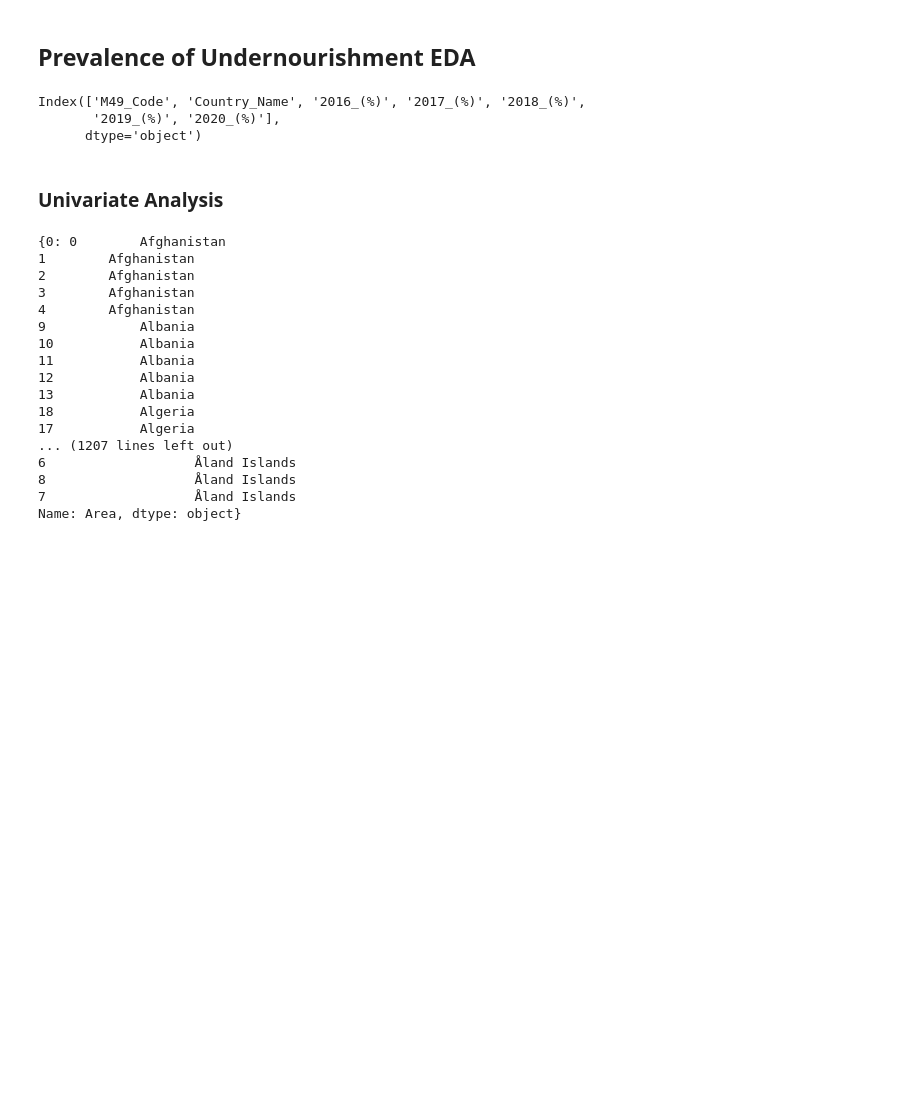
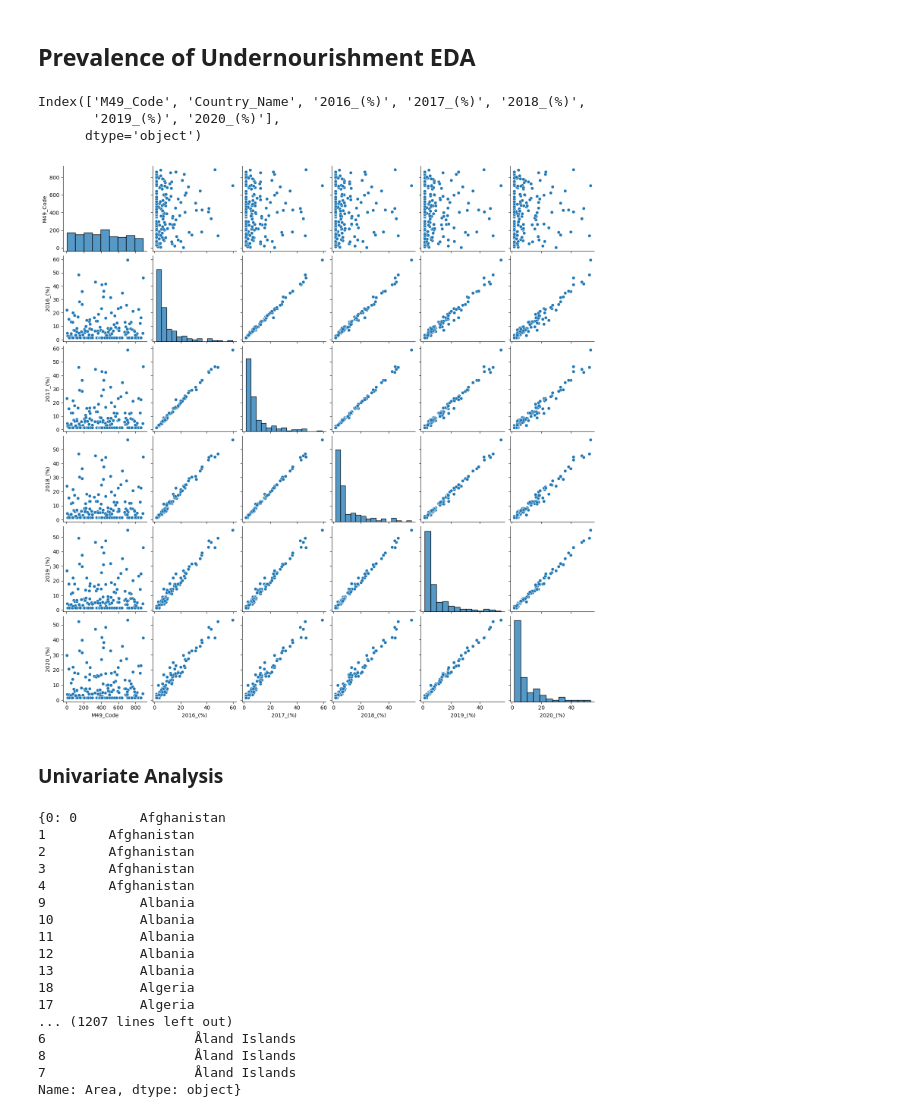
Before and after one commit to Sean2309/10.020_DataDrivenWorld_2D_Project-, a Jupyter notebook: eda_viz.ipynb, the cells around one changed output. Cells and saved outputs as stored; diff of their text form; code cells hidden in the pictures; blank space fills up the shorter version.

```diff
--- a/eda_viz.ipynb
+++ b/eda_viz.ipynb
@@ -133,7 +133,9 @@ Index(['M49_Code', 'Country_Name', '2016_(%)', '2017_(%)', '2018_(%)',
        '2019_(%)', '2020_(%)'],
       dtype='object')
 # %%
-# fig = sns.pairplot(data=df_undernourishment)
+fig = sns.pairplot(data=df_undernourishment)
+# %% [output]
+[figure, added]
 # %%
 # cols = ['Prevalence_of_undernourishment_2016','Prevalence_of_undernourishment_2017','Prevalence_of_undernourishment_2018','Prevalence_of_undernourishment_2019', 'Prevalence_of_undernourishment_2020']
 cols = ["2016_(%)", "2017_(%)", "2018_(%)","2019_(%)","2020_(%)"]
```
Also changed, not shown: parts of 1 cell of this notebook, 5 other files.
